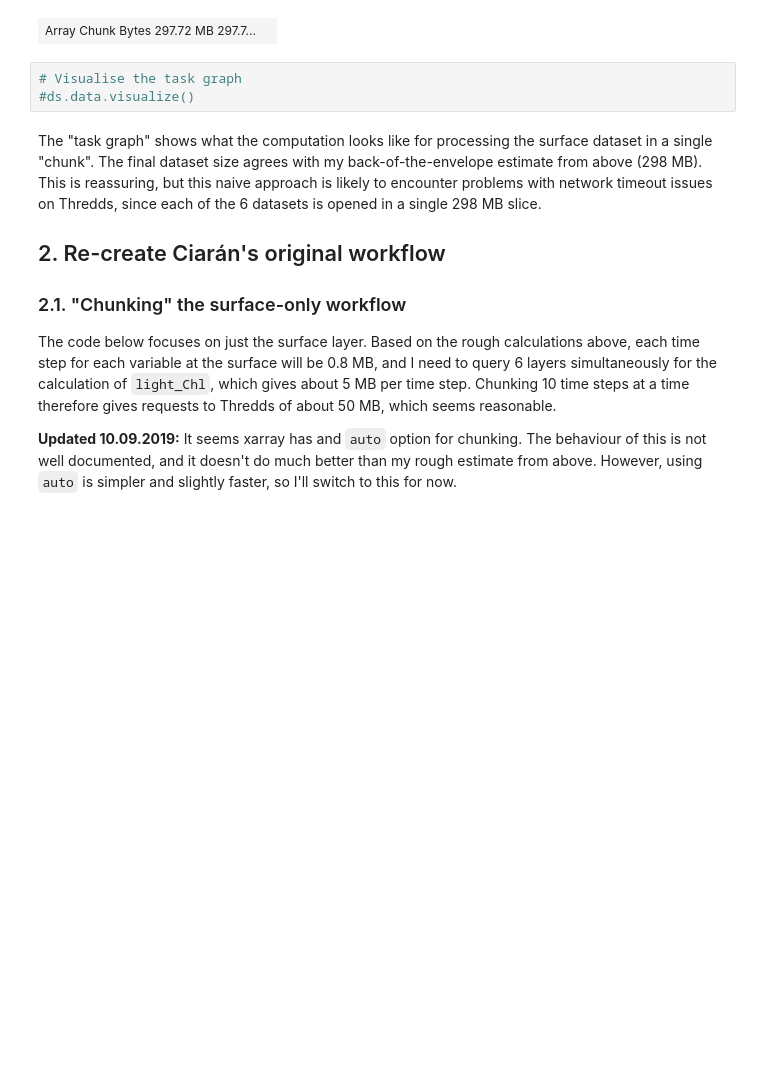
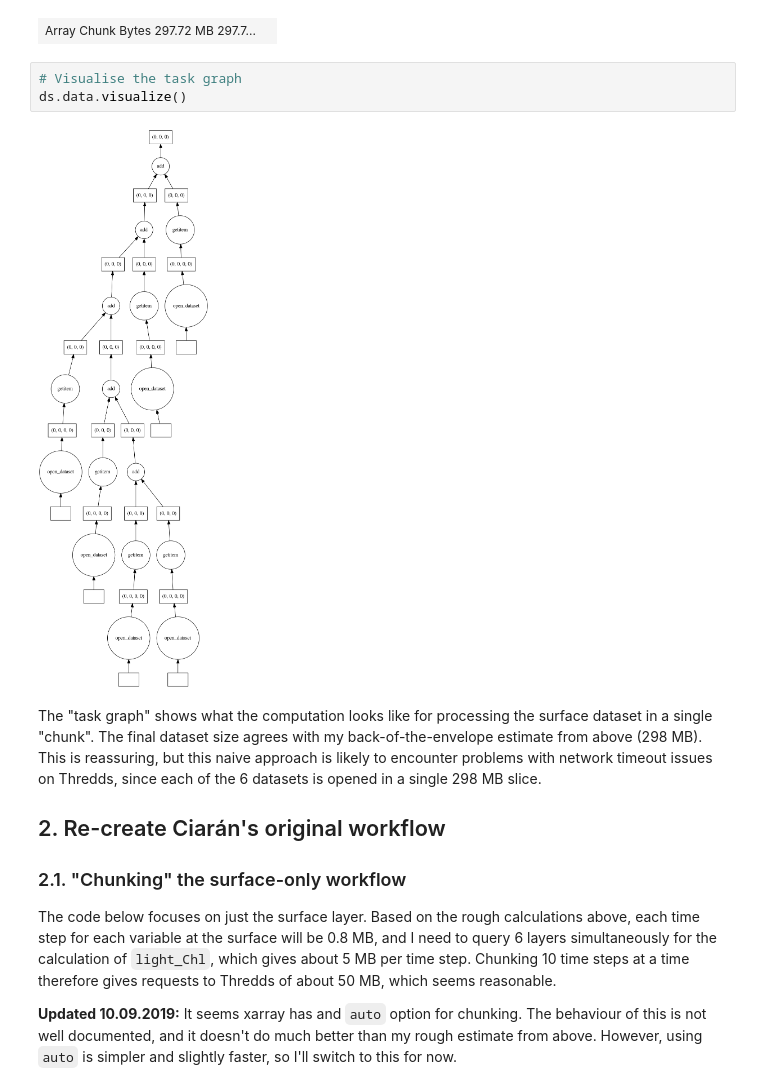
Before and after one commit to NIVANorge/martini-indicator-notebooks, a Jupyter notebook: src/notebooks/CHLa_indicator.ipynb, the cells around one changed output. Saved outputs shown, nothing was run; the diff lists cells and outputs as text; blank space fills up the shorter version.

```diff
--- a/src/notebooks/CHLa_indicator.ipynb
+++ b/src/notebooks/CHLa_indicator.ipynb
@@ -116,7 +116,9 @@ Total size: 0.298 GB.
 | Array Chunk Bytes 297.72 MB 297.7... |  |
 # %%
 # Visualise the task graph
-#ds.data.visualize()
+ds.data.visualize()
+# %% [output]
+[figure, added]
 # %% [markdown]
 The "task graph" shows what the computation looks like for processing the surface dataset in a single "chunk". The final dataset size agrees with my back-of-the-envelope estimate from above (298 MB). This is reassuring, but this naive approach is likely to encounter problems with network timeout issues on Thredds, since each of the 6 datasets is opened in a single 298 MB slice.
 
```
Also changed, not shown: parts of 4 cells of this notebook, 1 other file.
